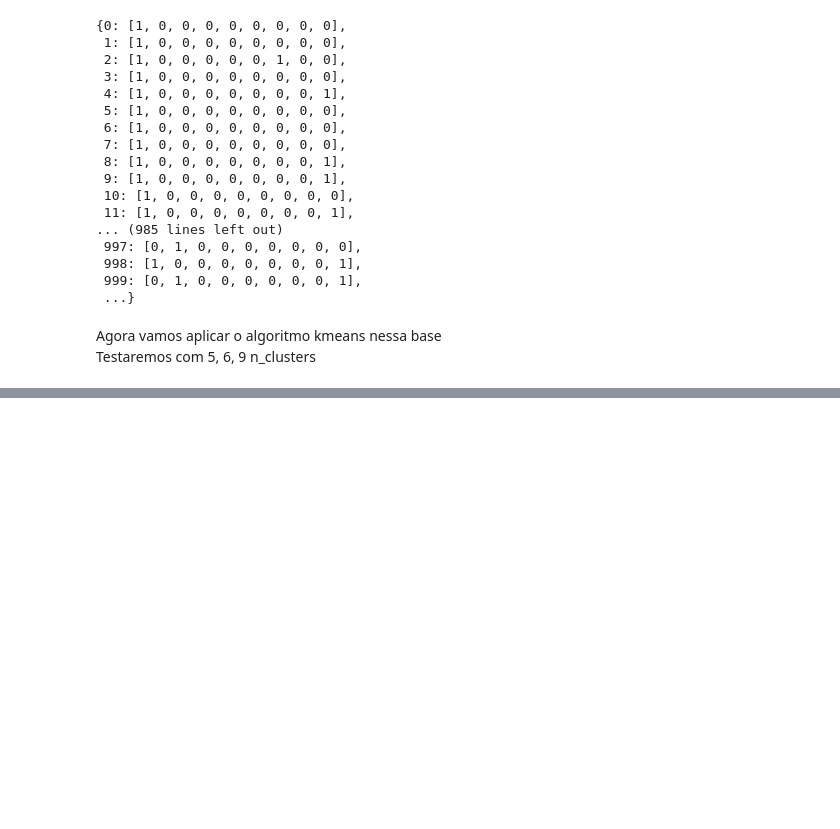
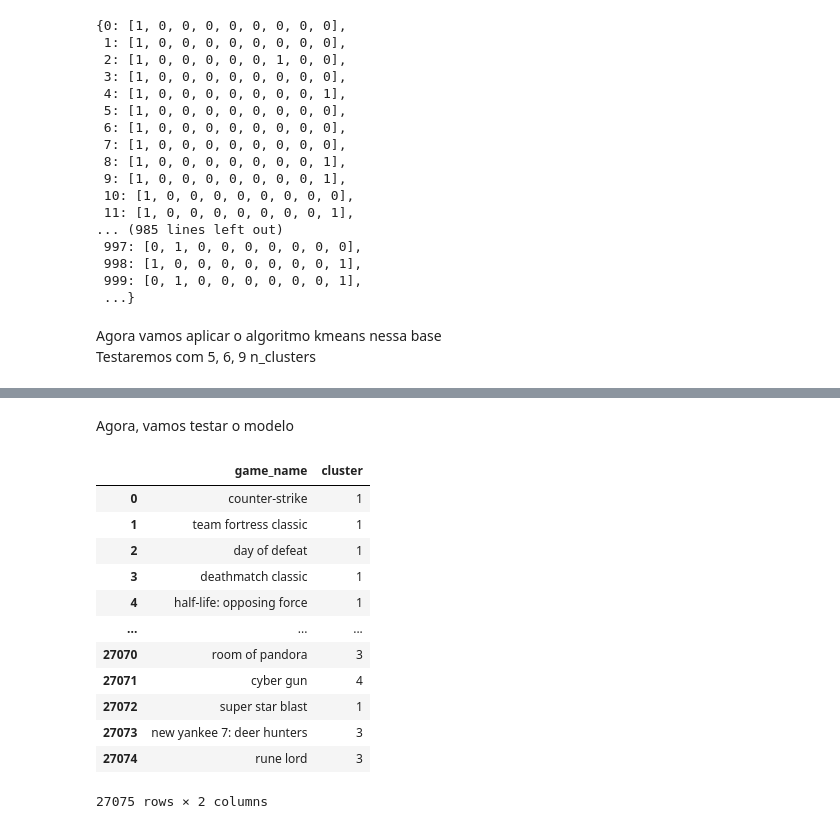
Before and after one commit to Gustavo-V-M/Recomendacao-Steam, a Jupyter notebook: analise_base_steam_3.ipynb, the cells around one changed output, grey strips where cells are left out. Drawn from its saved outputs; the diff is of its cells as text; code cells hidden in the pictures; blank space fills up the shorter version.

```diff
--- a/analise_base_steam_3.ipynb
+++ b/analise_base_steam_3.ipynb
@@ -186,0 +181,21 @@ plt.legend()
+# %% [markdown]
+Agora, vamos testar o modelo
+# %%
+# Testando o modelo com n_clusters = 6
+lookup_recomendation = {"game_name": [x.lower() for x in base_steam["name"]], "cluster": clusters_6}
+lookup_recomendation = pd.DataFrame(lookup_recomendation)
+lookup_recomendation
+# %% [output]
+|  | game_name | cluster |
+| 0 | counter-strike | 1 |
+| 1 | team fortress classic | 1 |
+| 2 | day of defeat | 1 |
+| 3 | deathmatch classic | 1 |
+| 4 | half-life: opposing force | 1 |
+| ... | ... | ... |
+| 27070 | room of pandora | 3 |
+| 27071 | cyber gun | 4 |
+| 27072 | super star blast | 1 |
+| 27073 | new yankee 7: deer hunters | 3 |
+| 27074 | rune lord | 3 |
+27075 rows × 2 columns
```
Also changed, not shown: parts of 8 cells of this notebook.
